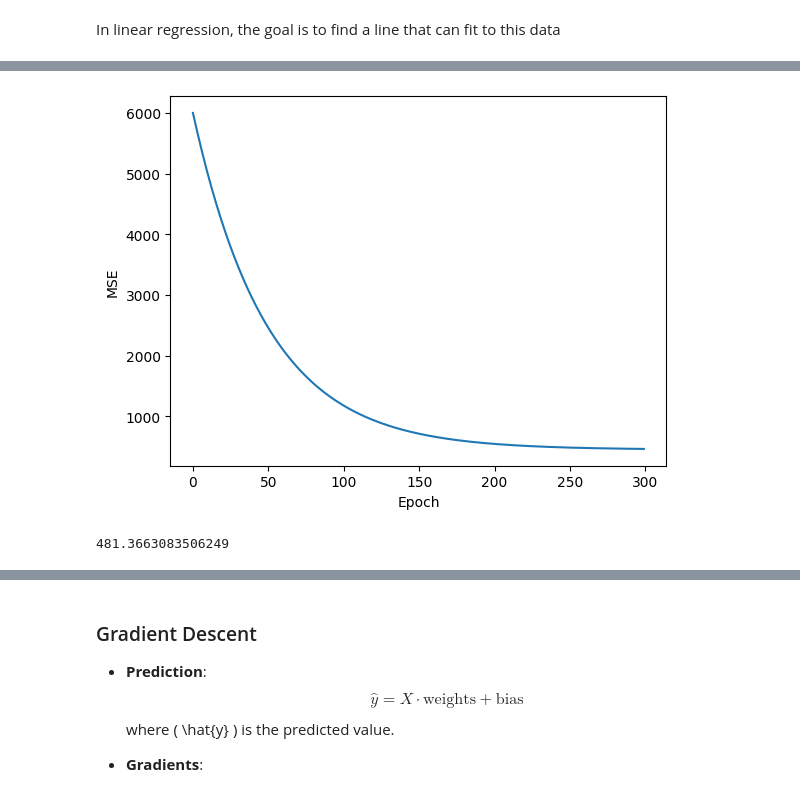
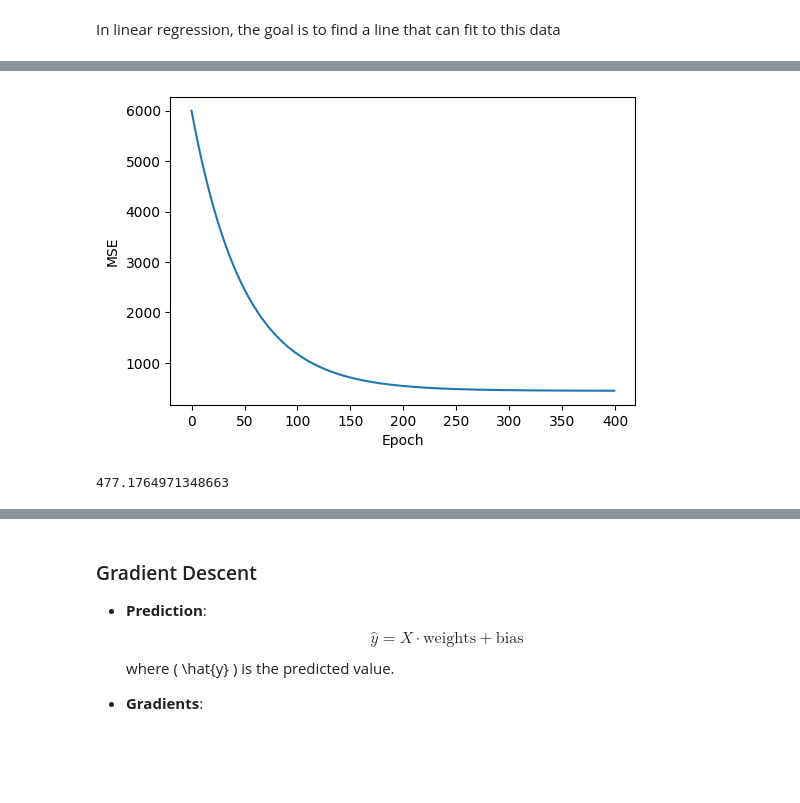
Before and after one commit to barzansaeedpour/foundations-of-machine-learning, a Jupyter notebook: 02_Supervised Learning/01_regression/01_linear_regression_from_scratch.ipynb, the cells around one changed output, grey strips where cells are left out. Cells and saved outputs as stored; diff of their text form; code cells hidden in the pictures; blank space fills up the shorter version.

```diff
--- a/02_Supervised Learning/01_regression/01_linear_regression_from_scratch.ipynb
+++ b/02_Supervised Learning/01_regression/01_linear_regression_from_scratch.ipynb
@@ -76,7 +125,7 @@ import numpy as np
 
 class LinearRegression:
 
-    def __init__(self, lr = 0.001, n_iters=300):
+    def __init__(self, lr = 0.001, n_iters=400):
         self.lr = lr
         self.n_iters = n_iters
         self.weights = None
@@ -101,7 +150,7 @@ class LinearRegression:
             y_pred_line = self.predict(X)
             mse_train = mse(y_train, y_pred_line)
             self.mse_list.append(mse_train)
-            if i % 100 == 0:
+            if i % 50 and i < 200 == 0:
                 fig = plt.figure(figsize=(4,2))
                 m1 = plt.scatter(X_train[:, 0], y_train, color = "b", marker = "o", s = 30, label='Train Data')
                 m2 = plt.scatter(X_test[:, 0], y_test, color = "r", marker = "*", s = 30, label='Test Data')
@@ -125,16 +170,16 @@ predictions = reg.predict(X_test)
 # %%
+plt.figure(figsize=(6,4))
 plt.plot(reg.mse_list)
 plt.xlabel('Epoch')
 plt.ylabel('MSE')
 plt.show()
 # %% [output]
-[figure, old version]
+[figure, new version]
 # %%
-
 mse = mse(y_test, predictions)
 print(mse)
 # %% [output]
-481.3663083506249
+477.1764971348663
 # %%
 y_pred_line = reg.predict(X)
 cmap = plt.get_cmap('viridis')
```
Also changed, not shown: parts of 11 cells of this notebook.
